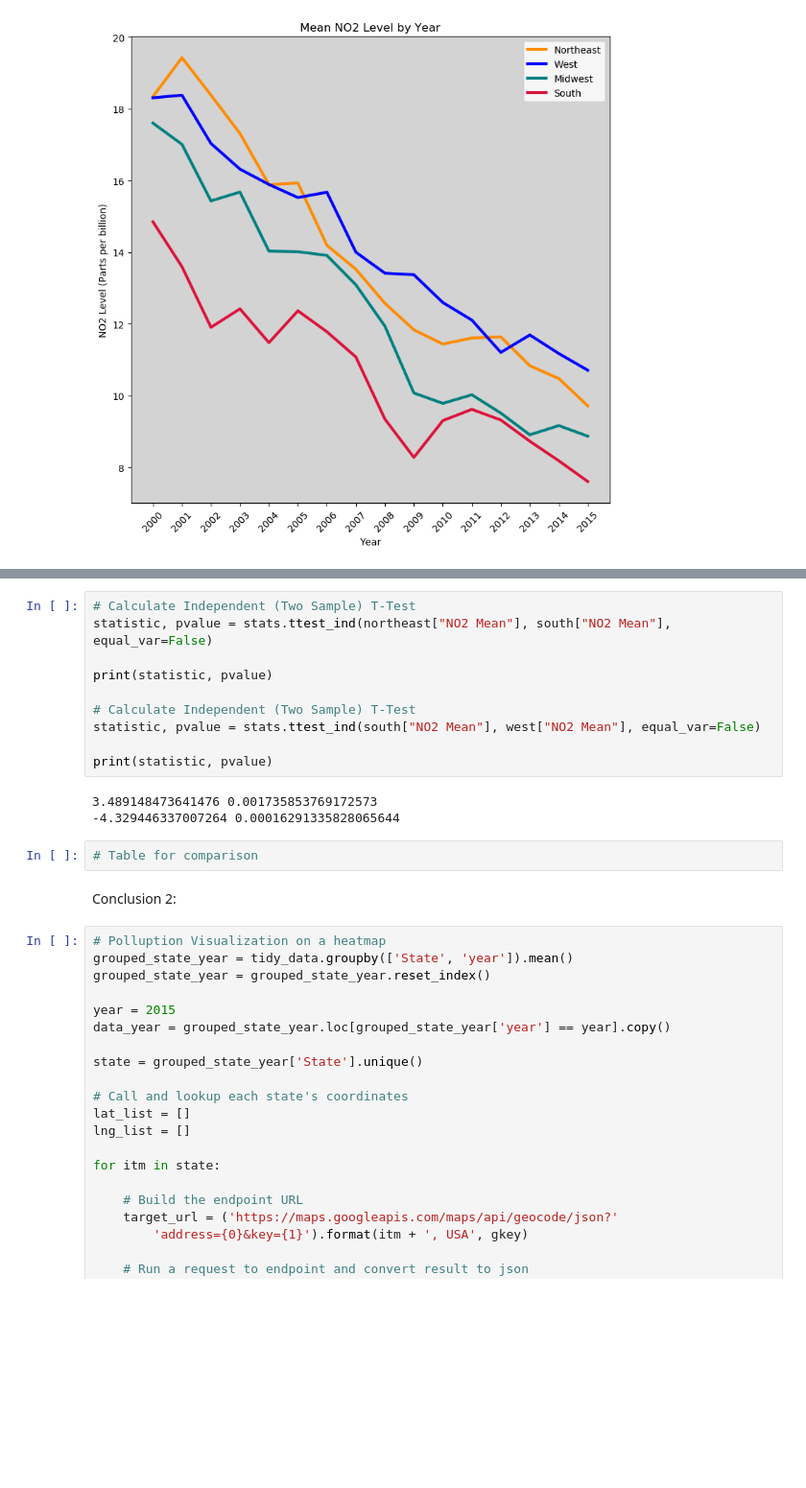
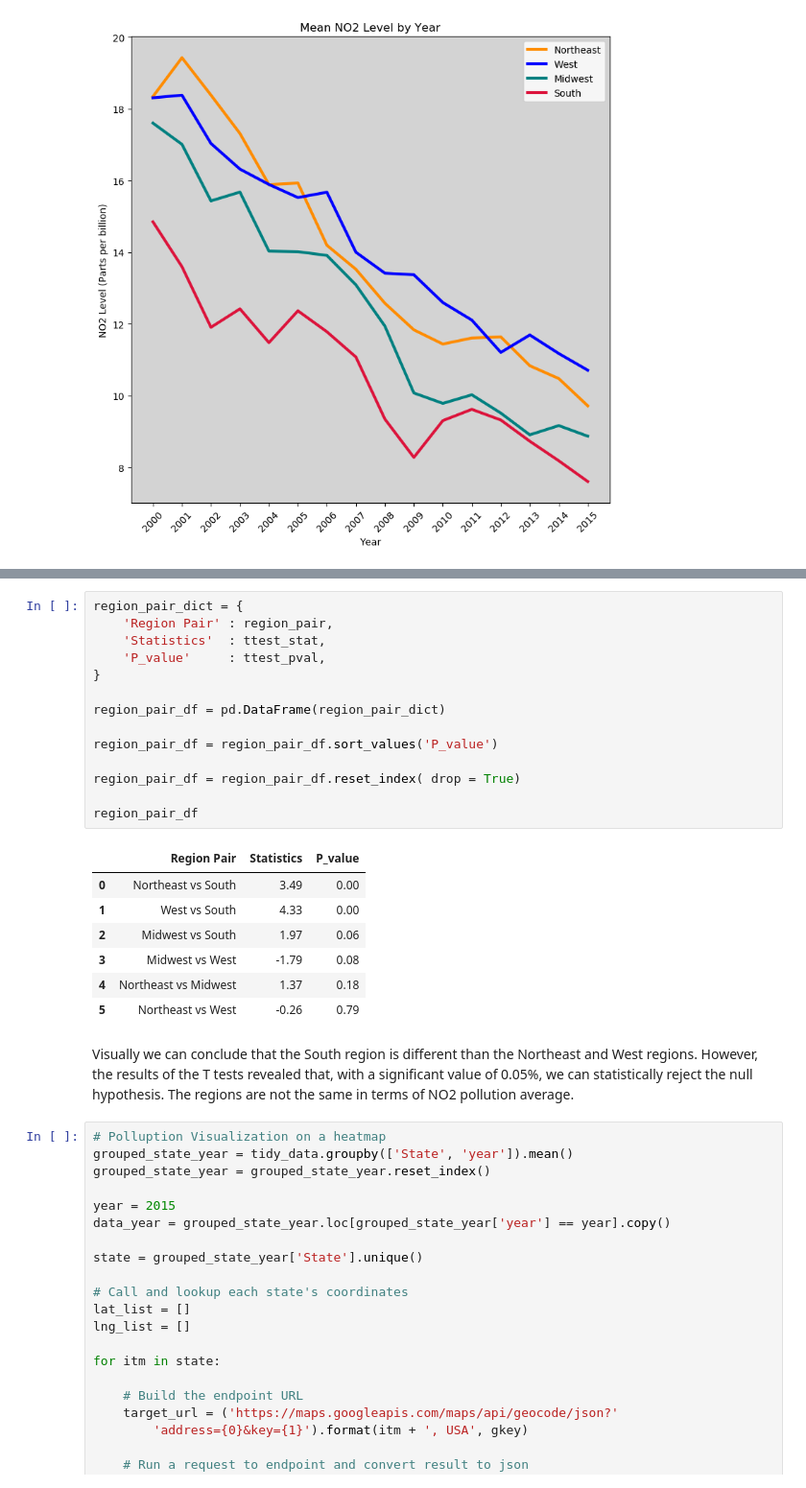
Before and after one commit to allidoiswen/Project1, a Jupyter notebook: Project1_air_pollution.ipynb, the cells around one changed output, grey strips where cells are left out. Shown: that part at 96% size. Saved outputs shown, nothing was run; the diff lists cells and outputs as text; blank space fills up the shorter version.

```diff
--- a/Project1_air_pollution.ipynb
+++ b/Project1_air_pollution.ipynb
@@ -367,20 +436,27 @@ print(statistic, pvalue)
-# %%
-# Calculate Independent (Two Sample) T-Test
-statistic, pvalue = stats.ttest_ind(northeast["NO2 Mean"], south["NO2 Mean"], equal_var=False)
-
-print(statistic, pvalue)
-
-# Calculate Independent (Two Sample) T-Test
-statistic, pvalue = stats.ttest_ind(south["NO2 Mean"], west["NO2 Mean"], equal_var=False)
-
-print(statistic, pvalue)
-# %% [output]
-3.489148473641476 0.001735853769172573
--4.329446337007264 0.00016291335828065644
-# %%
-# Table for comparison
-# %% [markdown]
-Conclusion 2:
+# %%
+region_pair_dict = {
+    'Region Pair' : region_pair,
+    'Statistics'  : ttest_stat,
+    'P_value'     : ttest_pval,
+}
+
+region_pair_df = pd.DataFrame(region_pair_dict)
+
+region_pair_df = region_pair_df.sort_values('P_value')
+
+region_pair_df = region_pair_df.reset_index( drop = True)
+
+region_pair_df
+# %% [output]
+|  | Region Pair | Statistics | P_value |
+| 0 | Northeast vs South | 3.49 | 0.00 |
+| 1 | West vs South | 4.33 | 0.00 |
+| 2 | Midwest vs South | 1.97 | 0.06 |
+| 3 | Midwest vs West | -1.79 | 0.08 |
+| 4 | Northeast vs Midwest | 1.37 | 0.18 |
+| 5 | Northeast vs West | -0.26 | 0.79 |
+# %% [markdown]
+Visually we can conclude that the South region is different than the Northeast and West regions.  However, the results of the T tests revealed that, with a significant value of 0.05%, we can statistically reject the null hypothesis. The regions are not the same in terms of NO2 pollution average.
 # %%
 # Polluption Visualization on a heatmap
 grouped_state_year = tidy_data.groupby(['State', 'year']).mean()
```
Also changed, not shown: parts of 20 cells of this notebook, 4 other files.
